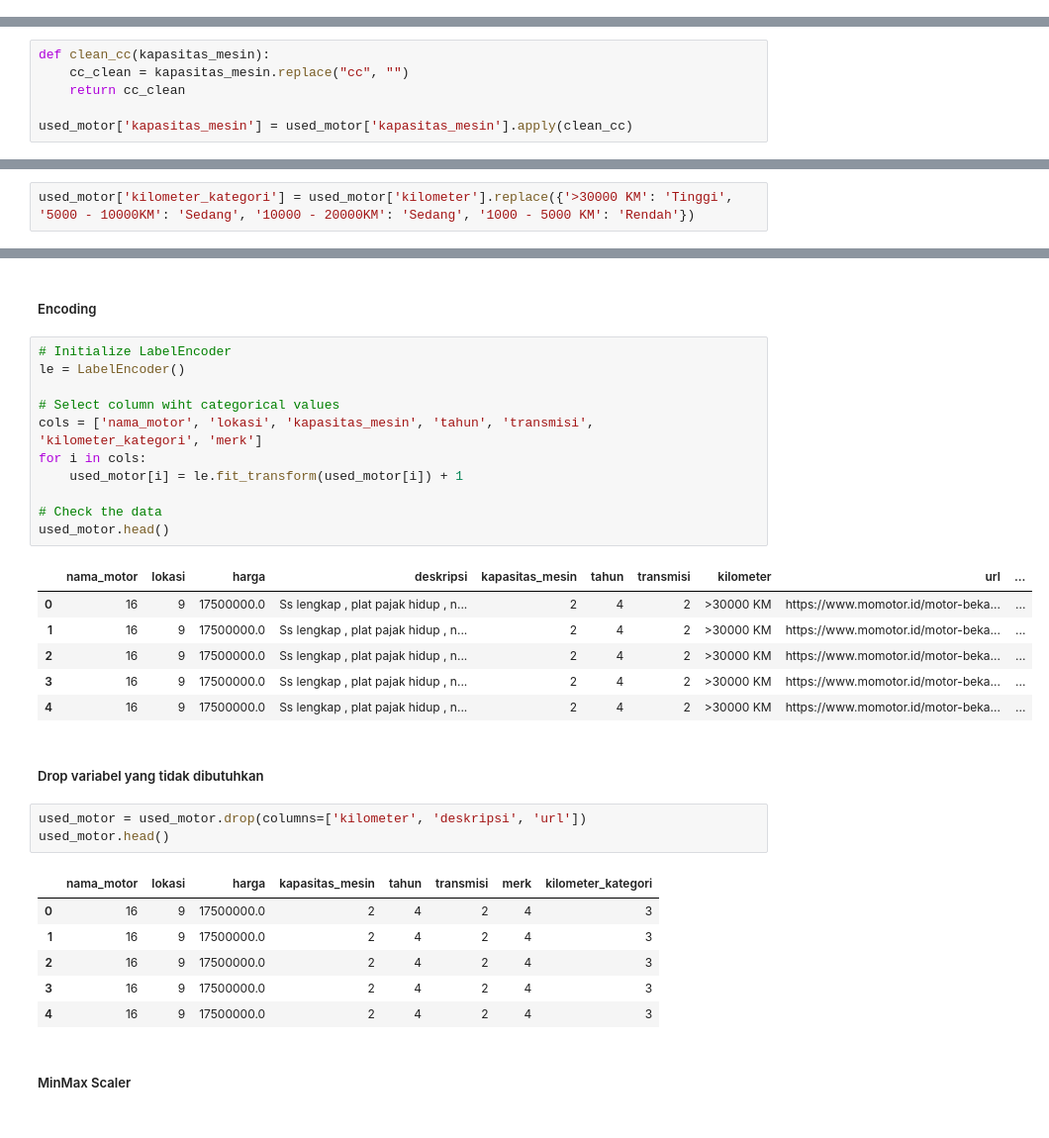
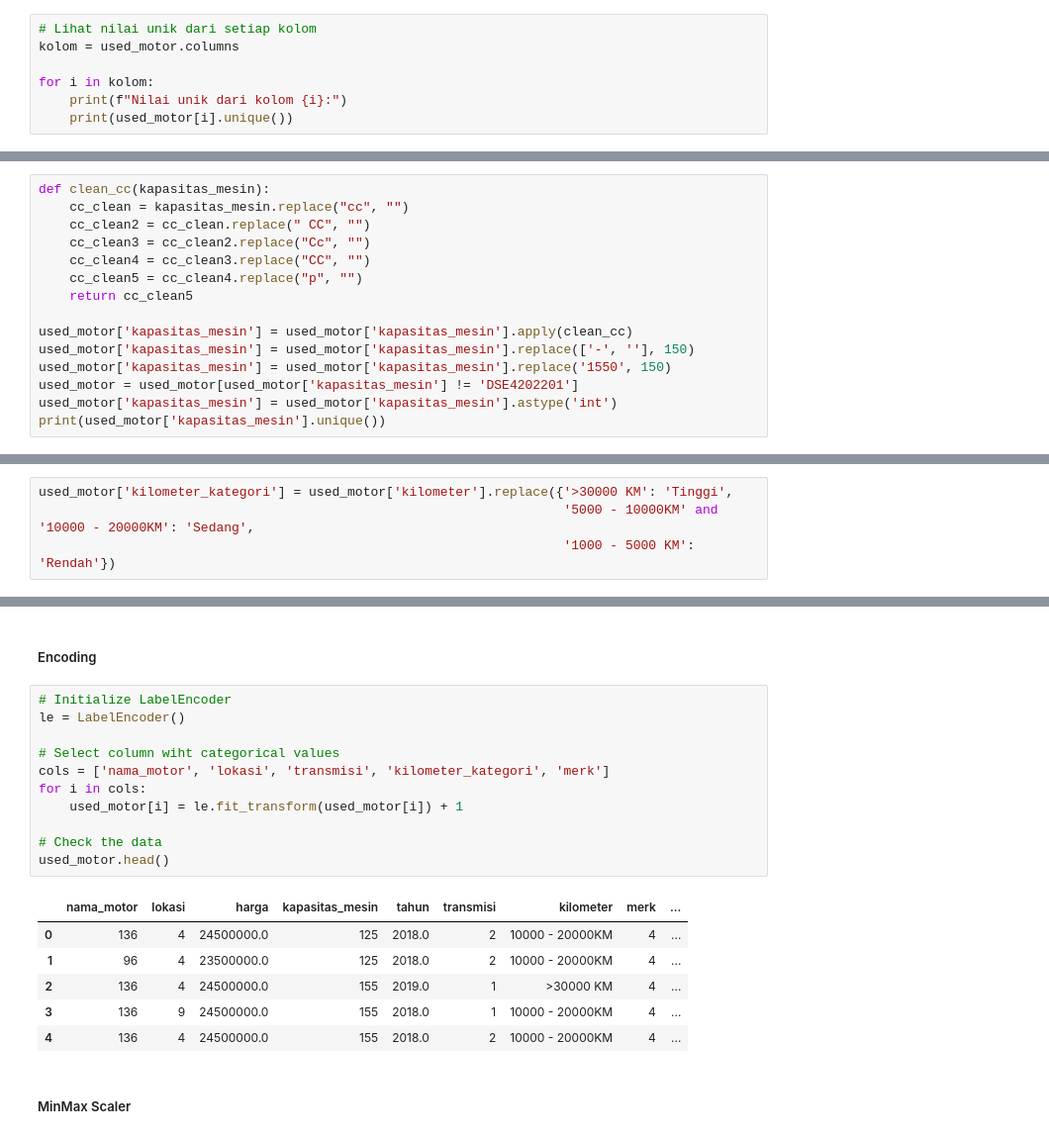
Before and after one commit to daff00/used-motorcycle-price-prediction, a Jupyter notebook: project.ipynb, the cells around one changed output, grey strips where cells are left out. Shown: that part at 99% size. Cells and saved outputs as stored; diff of their text form.

```diff
--- a/project.ipynb
+++ b/project.ipynb
@@ -245,0 +273,7 @@ Pada tahap ini, akan dilakukan:
+# %%
+# Lihat nilai unik dari setiap kolom
+kolom = used_motor.columns
+
+for i in kolom:
+    print(f"Nilai unik dari kolom {i}:")
+    print(used_motor[i].unique())
@@ -256,9 +310,18 @@ used_motor['harga'] = used_motor['harga'].apply(clean_harga)
 used_motor['harga'] = used_motor['harga'].apply(float)
 # %% [markdown]
 ##### Membersihkan kolom kapasitas mesin
-# %%
-def clean_cc(kapasitas_mesin):
-    cc_clean = kapasitas_mesin.replace("cc", "")
-    return cc_clean
-
-used_motor['kapasitas_mesin'] = used_motor['kapasitas_mesin'].apply(clean_cc)
+# %%
+def clean_cc(kapasitas_mesin):
+    cc_clean = kapasitas_mesin.replace("cc", "")
+    cc_clean2 = cc_clean.replace(" CC", "")
+    cc_clean3 = cc_clean2.replace("Cc", "")
+    cc_clean4 = cc_clean3.replace("CC", "")
+    cc_clean5 = cc_clean4.replace("p", "")
+    return cc_clean5
+
+used_motor['kapasitas_mesin'] = used_motor['kapasitas_mesin'].apply(clean_cc)
+used_motor['kapasitas_mesin'] = used_motor['kapasitas_mesin'].replace(['-', ''], 150)
+used_motor['kapasitas_mesin'] = used_motor['kapasitas_mesin'].replace('1550', 150)
+used_motor = used_motor[used_motor['kapasitas_mesin'] != 'DSE4202201']
+used_motor['kapasitas_mesin'] = used_motor['kapasitas_mesin'].astype('int')
+print(used_motor['kapasitas_mesin'].unique())
@@ -265,7 +348,9 @@ used_motor['kapasitas_mesin'] = used_motor['kapasitas_mesin'].apply(clean_cc)
 # %% [markdown]
 ##### Membuat kategori baru untuk kolom kilometer
 # %%
-used_motor['kilometer_kategori'] = used_motor['kilometer'].replace({'>30000 KM': 'Tinggi', '5000 - 10000KM': 'Sedang', '10000 - 20000KM': 'Sedang', '1000 - 5000 KM': 'Rendah'})
+used_motor['kilometer_kategori'] = used_motor['kilometer'].replace({'>30000 KM': 'Tinggi',
+                                                                    '5000 - 10000KM' and '10000 - 20000KM': 'Sedang',
+                                                                    '1000 - 5000 KM': 'Rendah'})
 # %%
 used_motor.info()
 # %% [output]
@@ -292,32 +375,20 @@ memory usage: 214.9+ KB
 # %%
 # Initialize LabelEncoder
 le = LabelEncoder()
 
 # Select column wiht categorical values
-cols = ['nama_motor', 'lokasi', 'kapasitas_mesin', 'tahun', 'transmisi', 'kilometer_kategori', 'merk']
+cols = ['nama_motor', 'lokasi', 'transmisi', 'kilometer_kategori', 'merk']
 for i in cols:
     used_motor[i] = le.fit_transform(used_motor[i]) + 1
 
 # Check the data
 used_motor.head()
 # %% [output]
-|  | nama_motor | lokasi | harga | deskripsi | kapasitas_mesin | tahun | transmisi | kilometer | url | ... |
-| 0 | 16 | 9 | 17500000.0 | Ss lengkap , plat pajak hidup , n... | 2 | 4 | 2 | >30000 KM | https://www.momotor.id/motor-beka... | ... |
-| 1 | 16 | 9 | 17500000.0 | Ss lengkap , plat pajak hidup , n... | 2 | 4 | 2 | >30000 KM | https://www.momotor.id/motor-beka... | ... |
-| 2 | 16 | 9 | 17500000.0 | Ss lengkap , plat pajak hidup , n... | 2 | 4 | 2 | >30000 KM | https://www.momotor.id/motor-beka... | ... |
-| 3 | 16 | 9 | 17500000.0 | Ss lengkap , plat pajak hidup , n... | 2 | 4 | 2 | >30000 KM | https://www.momotor.id/motor-beka... | ... |
-| 4 | 16 | 9 | 17500000.0 | Ss lengkap , plat pajak hidup , n... | 2 | 4 | 2 | >30000 KM | https://www.momotor.id/motor-beka... | ... |
+|  | nama_motor | lokasi | harga | kapasitas_mesin | tahun | transmisi | kilometer | merk | ... |
+| 0 | 136 | 4 | 24500000.0 | 125 | 2018.0 | 2 | 10000 - 20000KM | 4 | ... |
+| 1 | 96 | 4 | 23500000.0 | 125 | 2018.0 | 2 | 10000 - 20000KM | 4 | ... |
+| 2 | 136 | 4 | 24500000.0 | 155 | 2019.0 | 1 | >30000 KM | 4 | ... |
+| 3 | 136 | 9 | 24500000.0 | 155 | 2018.0 | 1 | 10000 - 20000KM | 4 | ... |
+| 4 | 136 | 4 | 24500000.0 | 155 | 2018.0 | 2 | 10000 - 20000KM | 4 | ... |
-# %% [markdown]
-##### Drop variabel yang tidak dibutuhkan
-# %%
-used_motor = used_motor.drop(columns=['kilometer', 'deskripsi', 'url'])
-used_motor.head()
-# %% [output]
-|  | nama_motor | lokasi | harga | kapasitas_mesin | tahun | transmisi | merk | kilometer_kategori |
-| 0 | 16 | 9 | 17500000.0 | 2 | 4 | 2 | 4 | 3 |
-| 1 | 16 | 9 | 17500000.0 | 2 | 4 | 2 | 4 | 3 |
-| 2 | 16 | 9 | 17500000.0 | 2 | 4 | 2 | 4 | 3 |
-| 3 | 16 | 9 | 17500000.0 | 2 | 4 | 2 | 4 | 3 |
-| 4 | 16 | 9 | 17500000.0 | 2 | 4 | 2 | 4 | 3 |
 # %% [markdown]
 ##### MinMax Scaler
```
Also changed, not shown: parts of 30 cells of this notebook.
